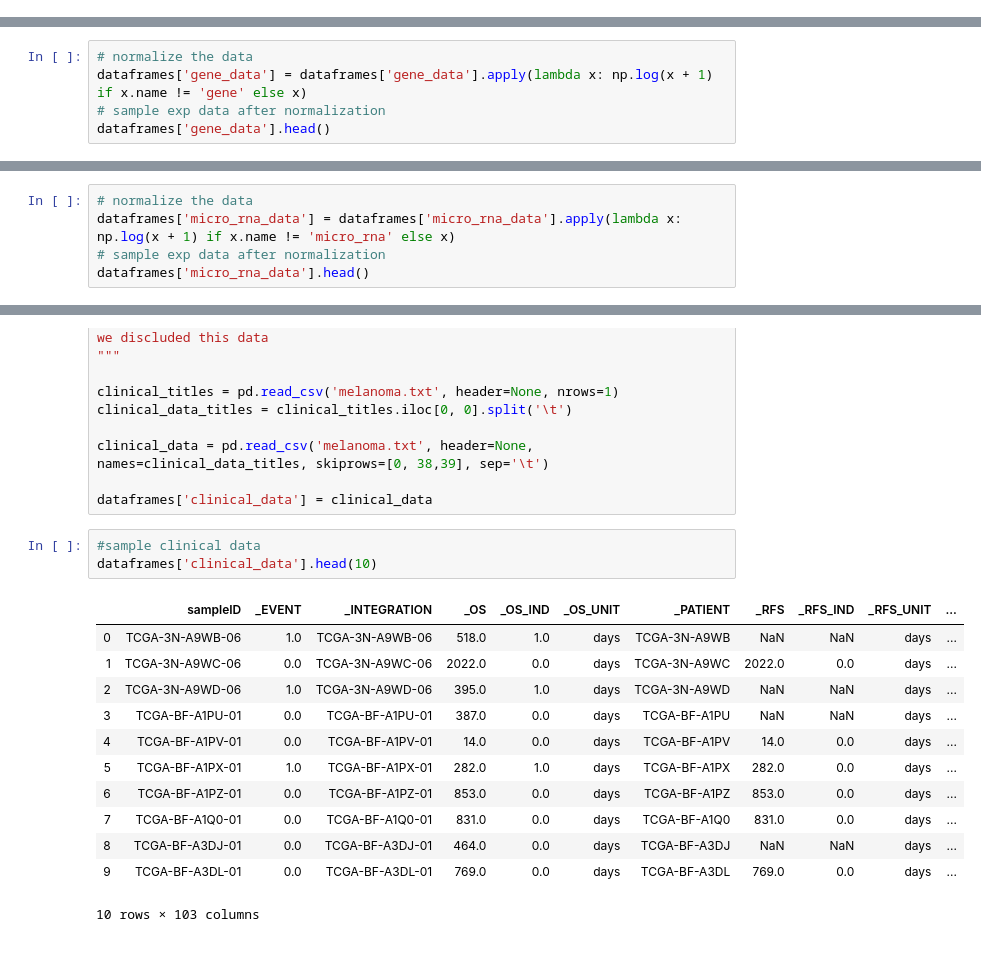
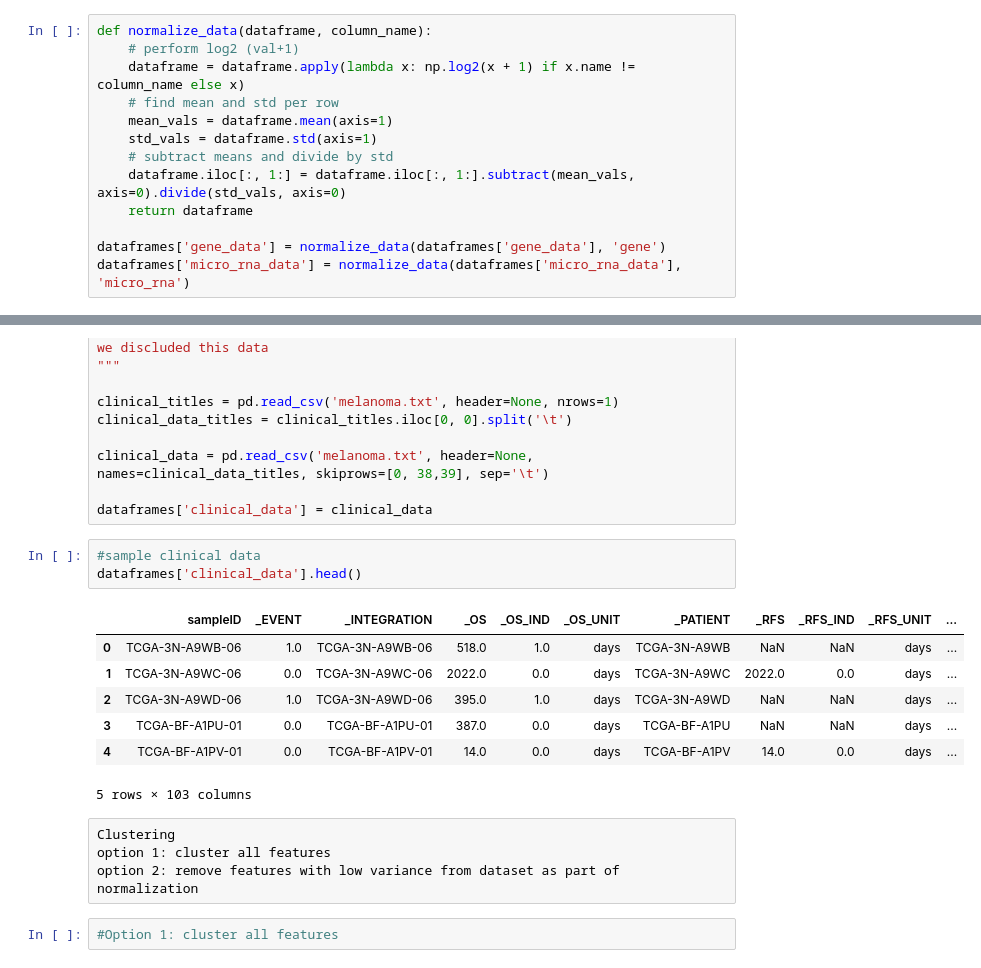
Before and after one commit to OfirKatz1/acgt_melanoma, a Jupyter notebook: DataExplorationSadna.ipynb, the cells around one changed output, grey strips where cells are left out. Cells and saved outputs as stored; diff of their text form.

Commit message:
completed normalization and starting to transpose

```diff
--- a/DataExplorationSadna.ipynb
+++ b/DataExplorationSadna.ipynb
@@ -99,0 +102,13 @@ dataframes['survival_data'] = survival
+# %%
+def normalize_data(dataframe, column_name):
+    # perform log2 (val+1)
+    dataframe = dataframe.apply(lambda x: np.log2(x + 1) if x.name != column_name else x)
+    # find mean and std per row
+    mean_vals = dataframe.mean(axis=1)
+    std_vals = dataframe.std(axis=1)
+    # subtract means and divide by std
+    dataframe.iloc[:, 1:] = dataframe.iloc[:, 1:].subtract(mean_vals, axis=0).divide(std_vals, axis=0)
+    return dataframe
+
+dataframes['gene_data'] = normalize_data(dataframes['gene_data'], 'gene')
+dataframes['micro_rna_data'] = normalize_data(dataframes['micro_rna_data'], 'micro_rna')
@@ -113,5 +145,0 @@ dataframes['gene_data'].head()
-# %%
-# normalize the data
-dataframes['gene_data'] = dataframes['gene_data'].apply(lambda x: np.log(x + 1) if x.name != 'gene' else x)
-# sample exp data after normalization
-dataframes['gene_data'].head()
@@ -136,6 +156 @@ dataframes['micro_rna_data'].head()
 5 rows × 453 columns
-# %%
-# normalize the data
-dataframes['micro_rna_data'] = dataframes['micro_rna_data'].apply(lambda x: np.log(x + 1) if x.name != 'micro_rna' else x)
-# sample exp data after normalization
-dataframes['micro_rna_data'].head()
@@ -186,17 +193,18 @@ clinical_data = pd.read_csv('melanoma.txt', header=None, names=clinical_data_tit
 dataframes['clinical_data'] = clinical_data
 # %%
 #sample clinical data
-dataframes['clinical_data'].head(10)
+dataframes['clinical_data'].head()
 # %% [output]
 |  | sampleID | _EVENT | _INTEGRATION | _OS | _OS_IND | _OS_UNIT | _PATIENT | _RFS | _RFS_IND | _RFS_UNIT | ... |
 | 0 | TCGA-3N-A9WB-06 | 1.0 | TCGA-3N-A9WB-06 | 518.0 | 1.0 | days | TCGA-3N-A9WB | NaN | NaN | days | ... |
 | 1 | TCGA-3N-A9WC-06 | 0.0 | TCGA-3N-A9WC-06 | 2022.0 | 0.0 | days | TCGA-3N-A9WC | 2022.0 | 0.0 | days | ... |
 | 2 | TCGA-3N-A9WD-06 | 1.0 | TCGA-3N-A9WD-06 | 395.0 | 1.0 | days | TCGA-3N-A9WD | NaN | NaN | days | ... |
 | 3 | TCGA-BF-A1PU-01 | 0.0 | TCGA-BF-A1PU-01 | 387.0 | 0.0 | days | TCGA-BF-A1PU | NaN | NaN | days | ... |
 | 4 | TCGA-BF-A1PV-01 | 0.0 | TCGA-BF-A1PV-01 | 14.0 | 0.0 | days | TCGA-BF-A1PV | 14.0 | 0.0 | days | ... |
-| 5 | TCGA-BF-A1PX-01 | 1.0 | TCGA-BF-A1PX-01 | 282.0 | 1.0 | days | TCGA-BF-A1PX | 282.0 | 0.0 | days | ... |
-| 6 | TCGA-BF-A1PZ-01 | 0.0 | TCGA-BF-A1PZ-01 | 853.0 | 0.0 | days | TCGA-BF-A1PZ | 853.0 | 0.0 | days | ... |
-| 7 | TCGA-BF-A1Q0-01 | 0.0 | TCGA-BF-A1Q0-01 | 831.0 | 0.0 | days | TCGA-BF-A1Q0 | 831.0 | 0.0 | days | ... |
-| 8 | TCGA-BF-A3DJ-01 | 0.0 | TCGA-BF-A3DJ-01 | 464.0 | 0.0 | days | TCGA-BF-A3DJ | NaN | NaN | days | ... |
-| 9 | TCGA-BF-A3DL-01 | 0.0 | TCGA-BF-A3DL-01 | 769.0 | 0.0 | days | TCGA-BF-A3DL | 769.0 | 0.0 | days | ... |
-10 rows × 103 columns
+5 rows × 103 columns
+# %% [raw]
+Clustering
+option 1: cluster all features
+option 2: remove features with low variance from dataset as part of normalization
+# %%
+#Option 1: cluster all features
```
Also changed, not shown: parts of 8 cells of this notebook.
